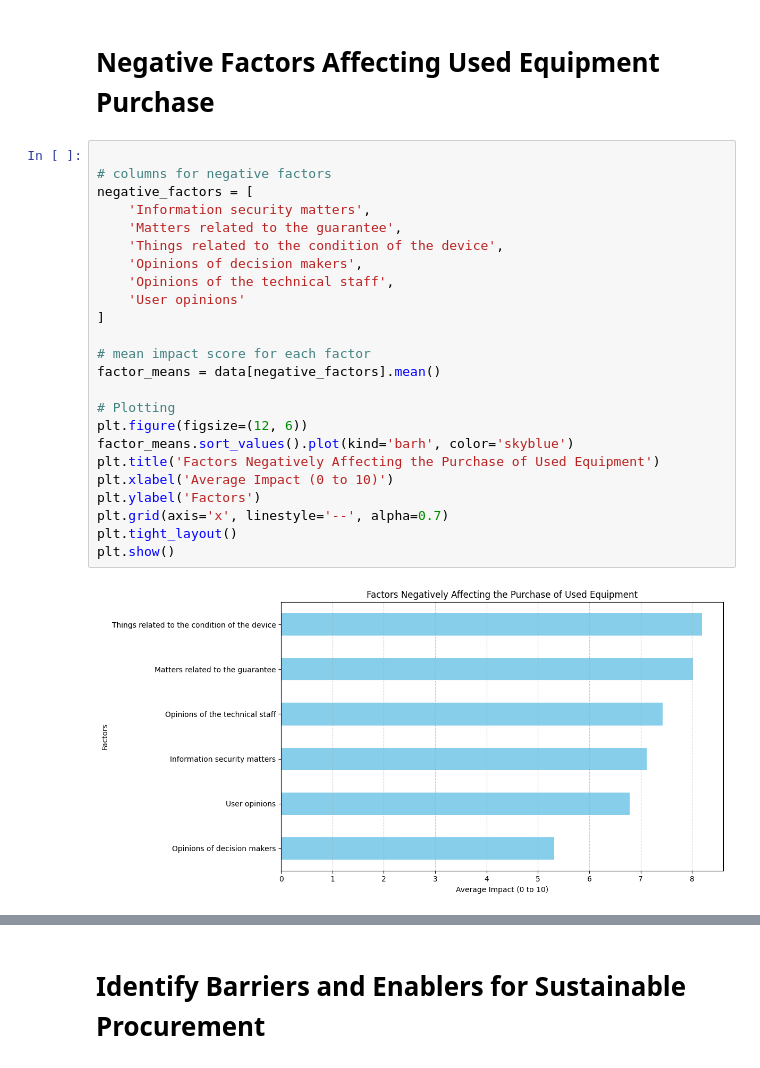
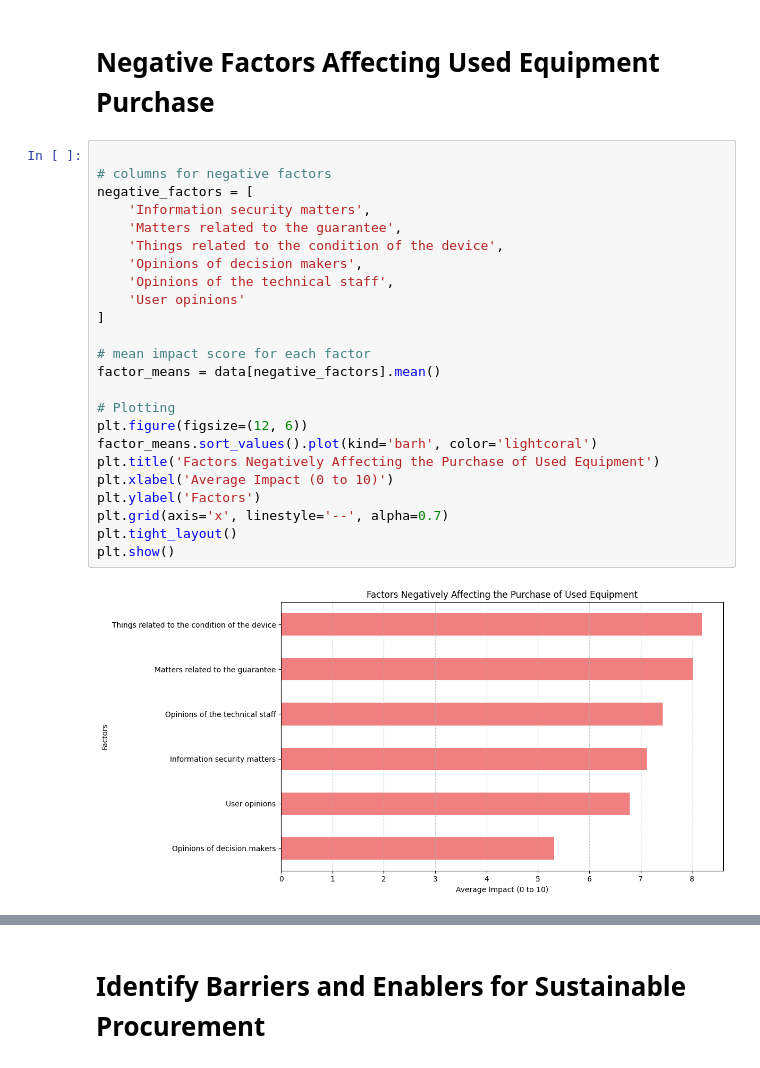
Before and after one commit to ProArif/Thesis, a Jupyter notebook: SurveyAnalysis.ipynb, the cells around one changed output, grey strips where cells are left out. Cells and saved outputs as stored; diff of their text form.

```diff
--- a/SurveyAnalysis.ipynb
+++ b/SurveyAnalysis.ipynb
@@ -568,27 +581,27 @@ Name: count, dtype: int64
 # %%
 
 # columns for negative factors
 negative_factors = [
     'Information security matters',
     'Matters related to the guarantee',
     'Things related to the condition of the device',
     'Opinions of decision makers',
     'Opinions of the technical staff',
     'User opinions'
 ]
 
 # mean impact score for each factor
 factor_means = data[negative_factors].mean()
 
 # Plotting
 plt.figure(figsize=(12, 6))
-factor_means.sort_values().plot(kind='barh', color='skyblue')
+factor_means.sort_values().plot(kind='barh', color='lightcoral')
 plt.title('Factors Negatively Affecting the Purchase of Used Equipment')
 plt.xlabel('Average Impact (0 to 10)')
 plt.ylabel('Factors')
 plt.grid(axis='x', linestyle='--', alpha=0.7)
 plt.tight_layout()
 plt.show()
 # %% [output]
-[figure, old version]
+[figure, new version]
 # %%
```
Also changed, not shown: parts of 13 cells of this notebook.
